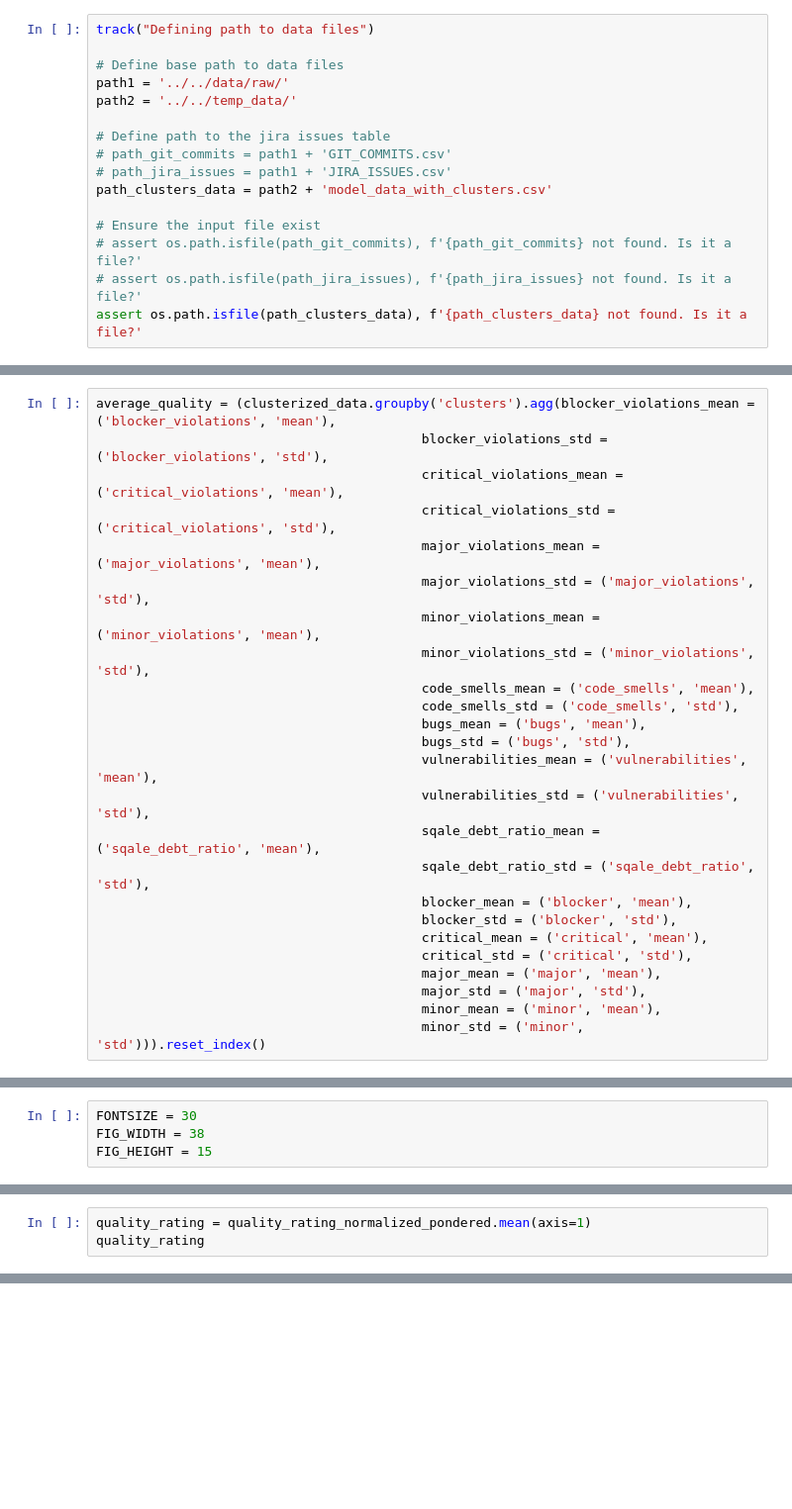
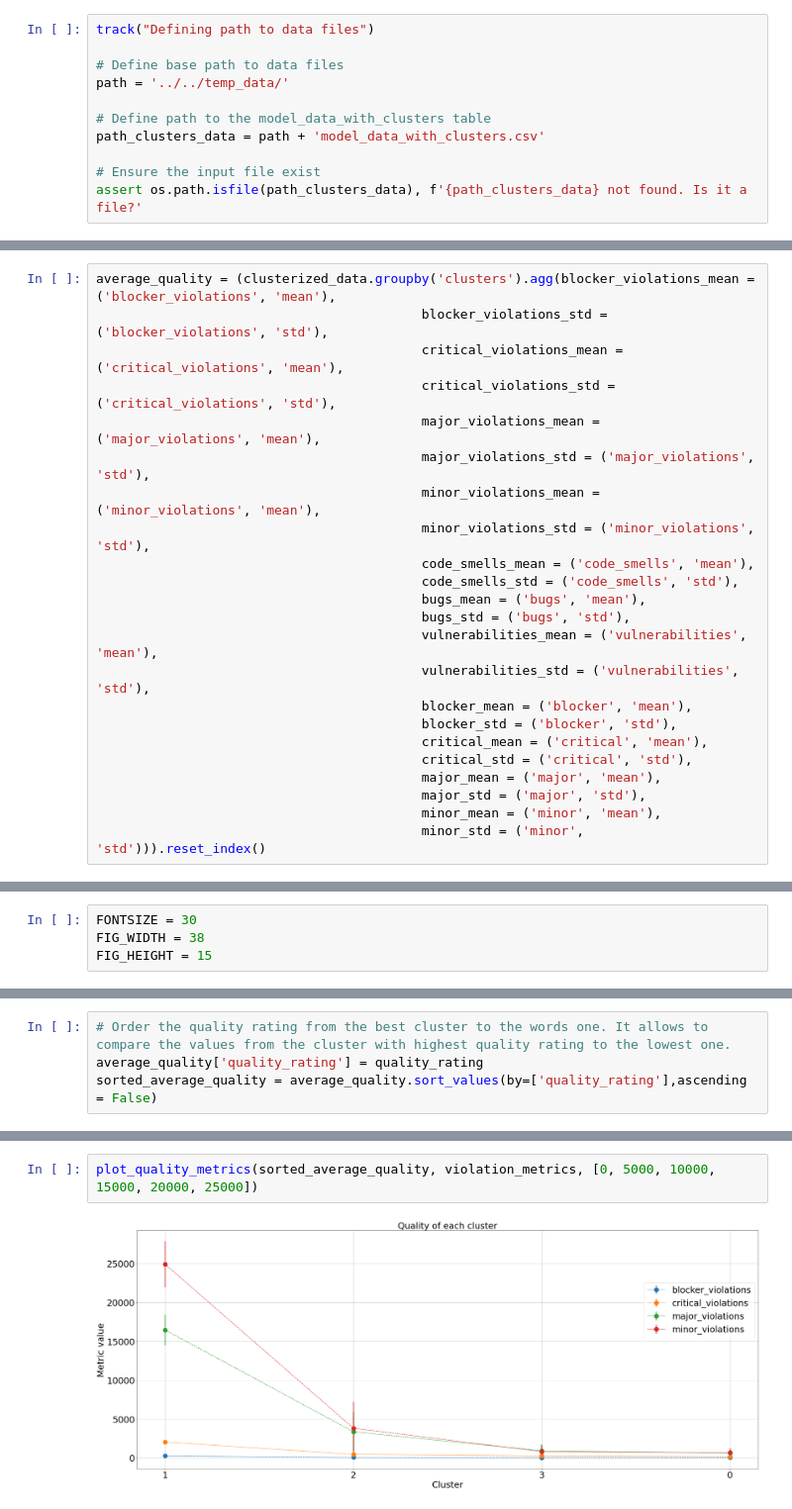
Before and after one commit to Vinomo4/SWTech, a Jupyter notebook: models/Validation.ipynb, the cells around one changed output, grey strips where cells are left out. Shown at 99% size. Cells and saved outputs as stored; diff of their text form; blank space fills up the shorter version.

```diff
--- a/models/Validation.ipynb
+++ b/models/Validation.ipynb
@@ -18,17 +18,12 @@ import matplotlib.pyplot as plt
 track("Defining path to data files")
 
 # Define base path to data files
-path1 = '../../data/raw/'
-path2 = '../../temp_data/'
+path = '../../temp_data/'
 
-# Define path to the jira issues table
-# path_git_commits = path1 + 'GIT_COMMITS.csv'
-# path_jira_issues = path1 + 'JIRA_ISSUES.csv'
-path_clusters_data = path2 + 'model_data_with_clusters.csv'
+# Define path to the model_data_with_clusters table
+path_clusters_data = path + 'model_data_with_clusters.csv'
 
 # Ensure the input file exist
-# assert os.path.isfile(path_git_commits), f'{path_git_commits} not found. Is it a file?'
-# assert os.path.isfile(path_jira_issues), f'{path_jira_issues} not found. Is it a file?'
 assert os.path.isfile(path_clusters_data), f'{path_clusters_data} not found. Is it a file?'
 # %% [markdown]
 #### Read the files
@@ -56,8 +51,6 @@ average_quality = (clusterized_data.groupby('clusters').agg(blocker_violations_m
                                           bugs_std = ('bugs', 'std'),
                                           vulnerabilities_mean = ('vulnerabilities', 'mean'),
                                           vulnerabilities_std = ('vulnerabilities', 'std'),
-                                          sqale_debt_ratio_mean = ('sqale_debt_ratio', 'mean'),
-                                          sqale_debt_ratio_std = ('sqale_debt_ratio', 'std'),
                                           blocker_mean = ('blocker', 'mean'),
                                           blocker_std = ('blocker', 'std'),
                                           critical_mean = ('critical', 'mean'),
@@ -273,3 +181,0 @@ Name: 0, dtype: float64
-# %%
-quality_rating = quality_rating_normalized_pondered.mean(axis=1)
-quality_rating
@@ -286,0 +182,4 @@ AttributeError: 'Series' object has no attribute 'iterrows'
+# %%
+# Order the quality rating from the best cluster to the words one. It allows to compare the values from the cluster with highest quality rating to the lowest one.
+average_quality['quality_rating'] = quality_rating
+sorted_average_quality = average_quality.sort_values(by=['quality_rating'],ascending = False)
@@ -286,0 +195,4 @@ AttributeError: 'Series' object has no attribute 'iterrows'
+# %%
+plot_quality_metrics(sorted_average_quality, violation_metrics, [0, 5000, 10000, 15000, 20000, 25000])
+# %% [output]
+[figure, added]
```
Also changed, not shown: parts of 31 cells of this notebook.
